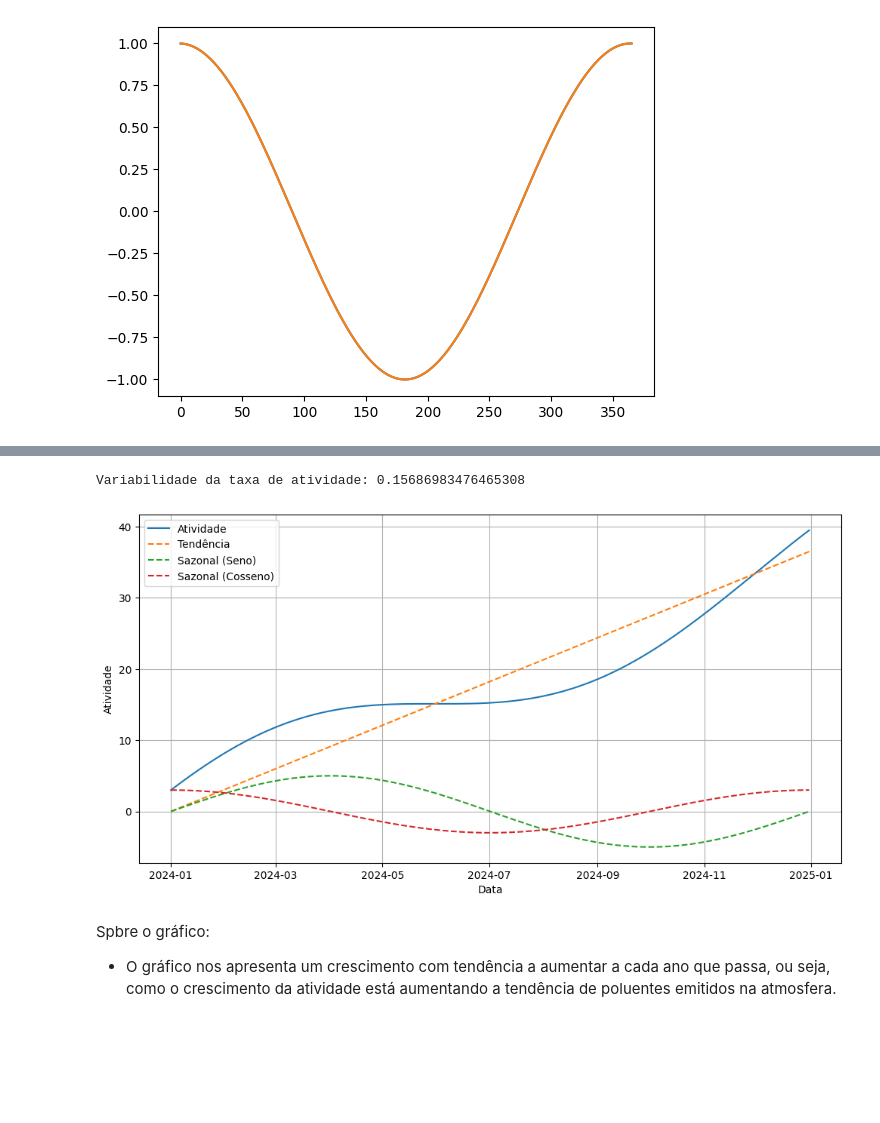
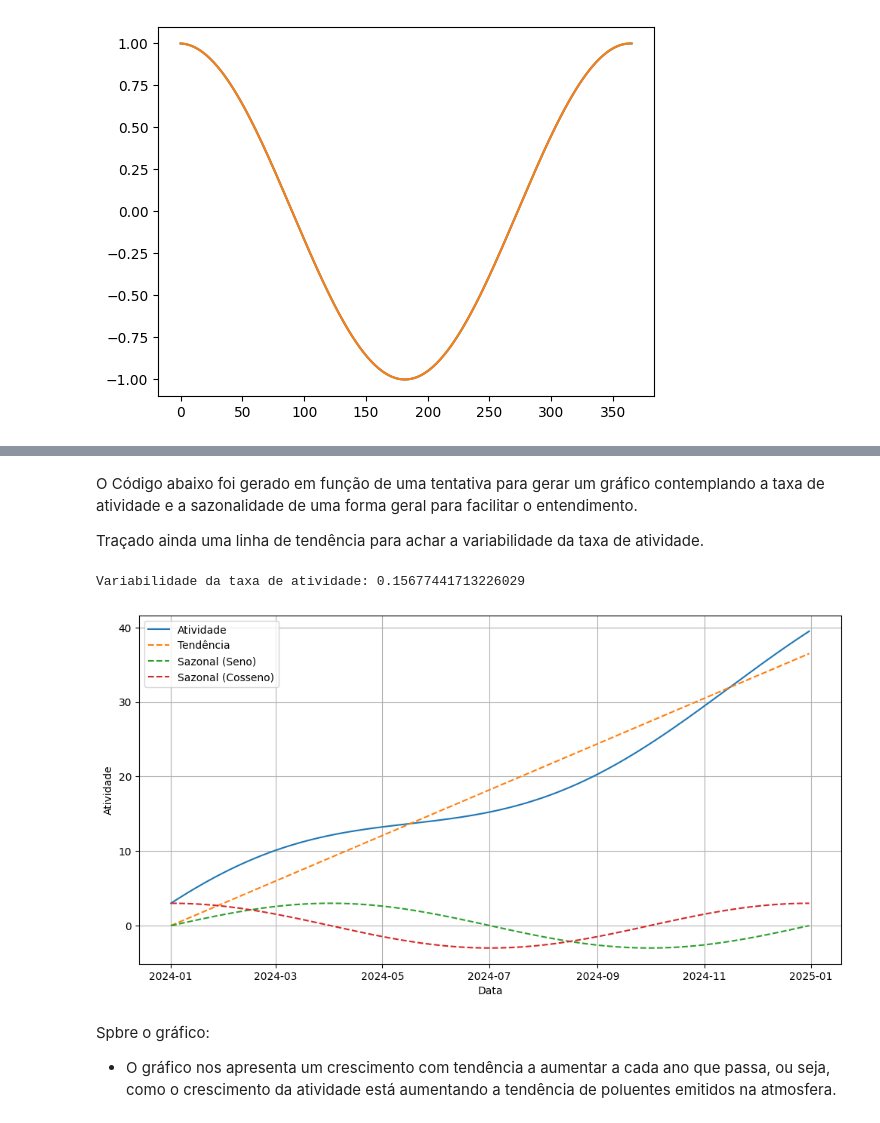
Before and after one commit to SergioStrackJunior/ENS5173_airpolution, a Jupyter notebook: Atividade01_01.ipynb, the cells around one changed output, grey strips where cells are left out. Saved outputs shown, nothing was run; the diff lists cells and outputs as text; code cells hidden in the pictures; blank space fills up the shorter version.

```diff
--- a/Atividade01_01.ipynb
+++ b/Atividade01_01.ipynb
@@ -259,51 +272,57 @@ for ii in range (1,7):
+# %% [markdown]
+O Código abaixo foi gerado em função de uma tentativa para gerar um gráfico contemplando a taxa de atividade e a sazonalidade de uma forma geral para facilitar o entendimento.
+
+Traçado ainda uma linha de tendência para achar a variabilidade da taxa de atividade.
 # %%
 import numpy as np
 import pandas as pd
 import statsmodels.api as sm
 import matplotlib.pyplot as plt
 
-# Gerar dados de exemplo
+# Dados
 np.random.seed(0)
 datas = pd.date_range(start='2024-01-01', end='2024-12-31', freq='D') #Gera um intervalo de datas de 1 de janeiro de 2024 a 31 de dezembro de 2024, com frequência diária.
 n = len(datas) #comprimento do intervalo de datas.
 trend = 0.1 * np.arange(n)  # tendência linear multiplicando uma sequência numérica pelo valor 0.1.
-sazonal_sin = 5 * np.sin(2 * np.pi * np.arange(n) / 365)  # componente sazonal seno
-sazonal_cos = 3 * np.cos(2 * np.pi * np.arange(n) / 365)  # componente sazonal cosseno
-noise = np.random.normal(loc=0, scale=2, size=n)  # ruído aleatório usando uma distribuição normal com média 0 e desvio padrão 2.
+sazonal_sin = 3 * np.sin(2 * np.pi * np.arange(n) / 365)  # componente sazonal seno / "5" valor para ajustar a amplitude
+sazonal_cos = 3 * np.cos(2 * np.pi * np.arange(n) / 365)  # componente sazonal cosseno / "3" valor para ajustar a amplitude
 taxa_atividade = trend + sazonal_sin + sazonal_cos #Calcula a taxa de atividade como a soma da tendência, componente sazonal senoidal, componente sazonal cosenoidal e ruído.
+
+# A função seno (np.sin) e cosseno (np.cos) no Python retorna valores entre -1 e 1.
+#Multiplicando esses valores pelo fator 5 (para sazonal_sin) e 3 (para sazonal_cos), estamos amplificando esses valores para que a variação sazonal tenha um impacto maior na taxa de atividade.
 
 # Criar DataFrame
 data = pd.DataFrame({'Data': datas, 'Atividade': taxa_atividade}) #Cria um DataFrame com as datas e a taxa de atividade.
 data.set_index('Data', inplace=True)
 
 # Ajustar o modelo SARIMA (Seasonal AutoRegressive Integrated Moving Average)
 model = sm.tsa.SARIMAX(data['Atividade'], order=(1, 1, 1), sazonal_order=(1, 1, 1, 12)) # Define um modelo SARIMA (Seasonal AutoRegressive Integrated Moving Average) com uma ordem de diferenciação de 1, ordens ARMA de 1 e uma sazonalidade anual com ordens ARMA de 1
 results = model.fit() # Ajusta o modelo aos dados.
 
 # Calcular a variabilidade da taxa de atividade
 variability = np.std(results.resid) #Calcula o desvio padrão dos resíduos do modelo ajustado.
 print("Variabilidade da taxa de atividade:", variability)
 
 # Plotar os resultados de dados de taxa de atividade, tendência, componente sazonal senoidal e componente sazonal cosenoidal em um gráfico.
 plt.figure(figsize=(12, 6))
 plt.plot(data.index, data['Atividade'], label='Atividade')
 plt.plot(data.index, trend, label='Tendência', linestyle='--')
 plt.plot(data.index, sazonal_sin, label='Sazonal (Seno)', linestyle='--')
 plt.plot(data.index, sazonal_cos, label='Sazonal (Cosseno)', linestyle='--')
 plt.xlabel('Data')
 plt.ylabel('Atividade')
 plt.legend()
 plt.grid(True)
 plt.show()
 
 #O objetivo desse código é:
 #- Gera uma série temporal de dados de exemplo para a taxa de atividade ao longo de um ano. A série temporal é composta por uma tendência linear, uma componente sazonal senoidal e uma componente sazonal cosenoidal;
 #- Um modelo SARIMA é ajustado aos dados de exemplo. O modelo SARIMA é uma extensão do modelo ARIMA (AutoRegressive Integrated Moving Average) que inclui componentes sazonais.
 #Neste caso, o modelo SARIMA tem uma ordem de diferenciação de 1, ordens ARMA de 1 e uma sazonalidade anual com ordens ARMA de 1;
 #-A variabilidade da taxa de atividade é calculada como o desvio padrão dos resíduos do modelo ajustado.
 # %% [output]
-Variabilidade da taxa de atividade: 0.15686983476465308
+Variabilidade da taxa de atividade: 0.15677441713226029
-[figure, old version]
+[figure, new version]
 # %% [markdown]
 Spbre o gráfico:
 - O gráfico nos apresenta um crescimento com tendência a aumentar a cada ano que passa, ou seja, como o crescimento da atividade está aumentando a tendência de poluentes emitidos na atmosfera.
```
Also changed, not shown: parts of 12 cells of this notebook, 1 other file.
